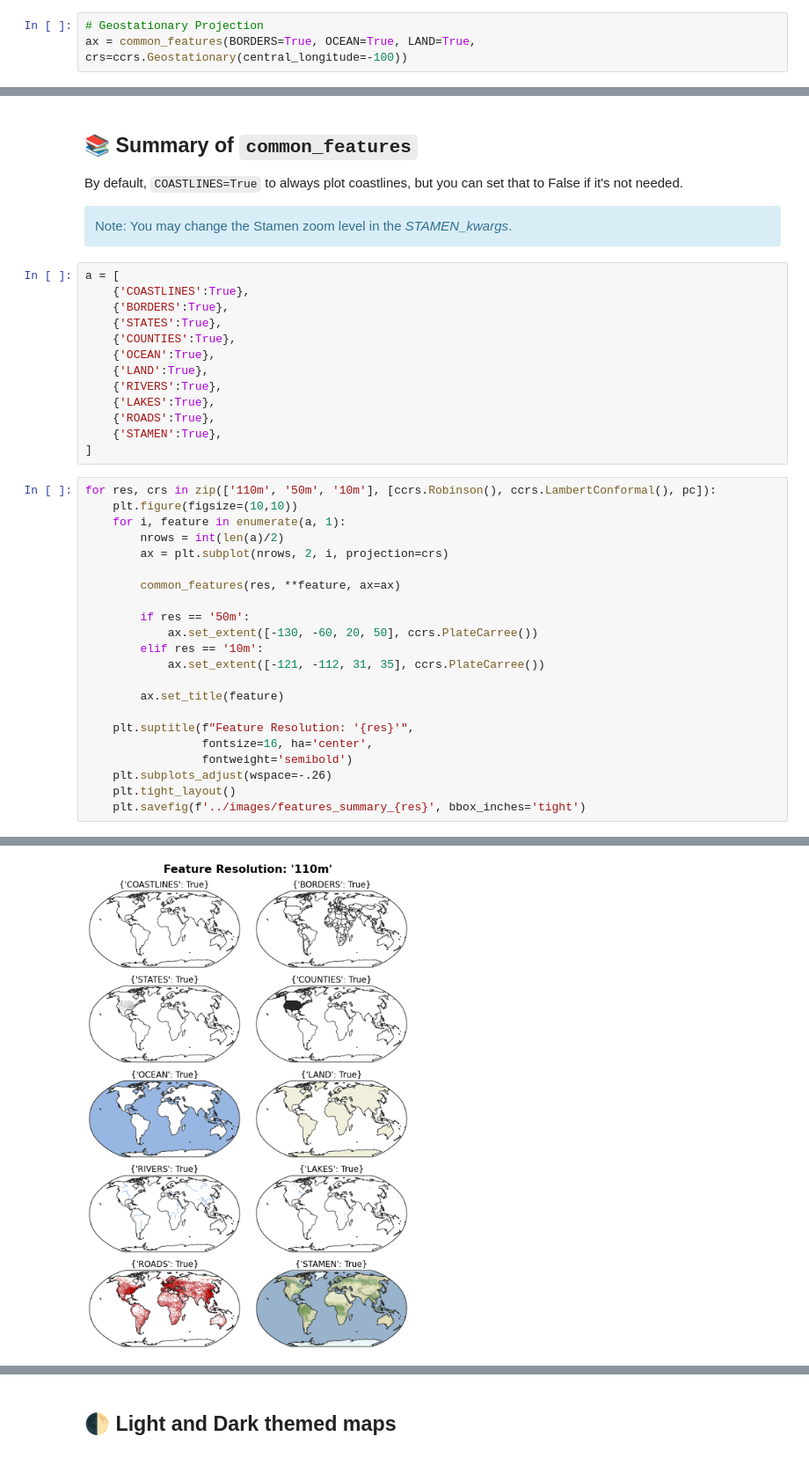
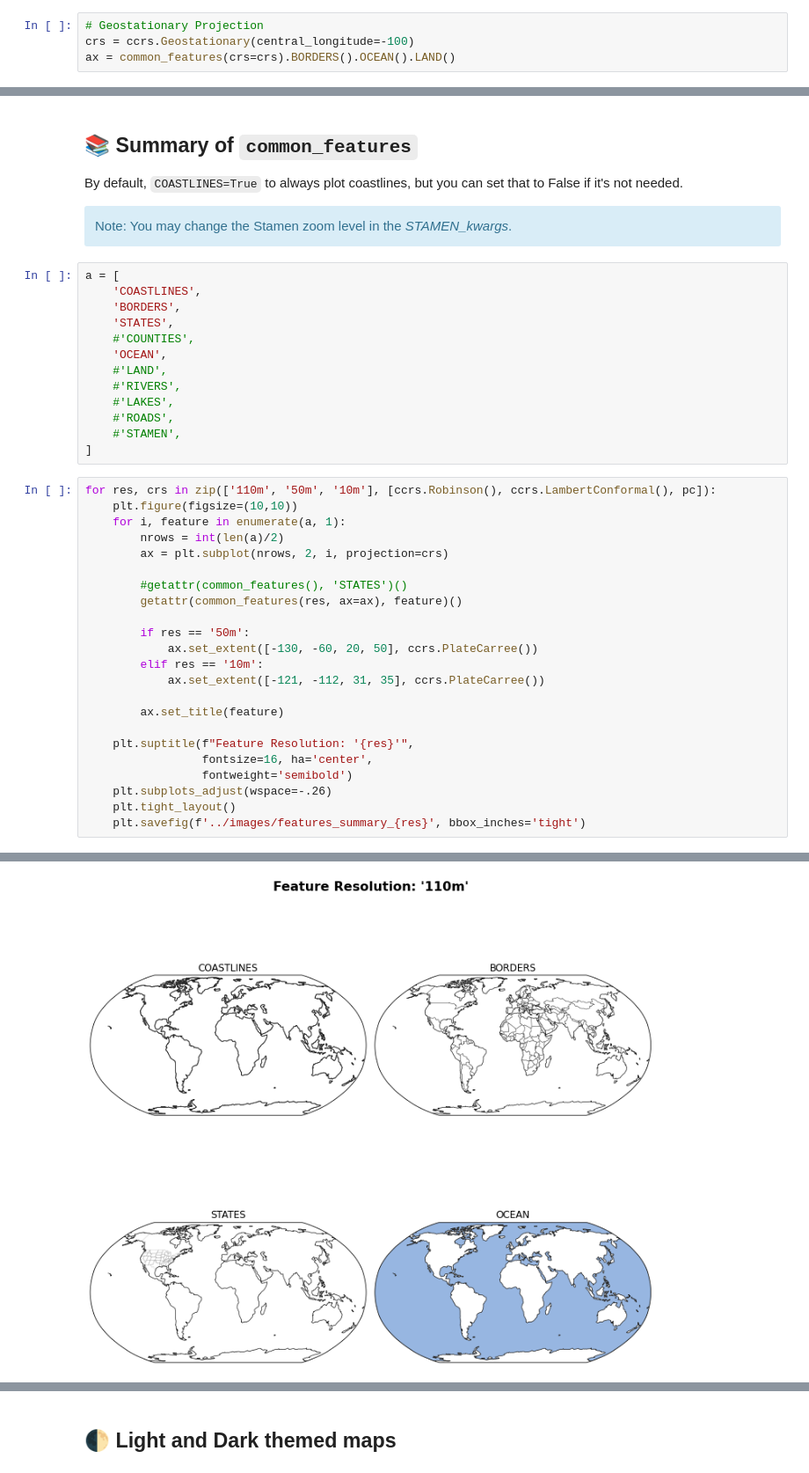
Before and after one commit to blaylockbk/Carpenter_Workshop, a Jupyter notebook: notebooks/demo_cartopy_tools.ipynb, the cells around one changed output, grey strips where cells are left out. Shown at 88% size. Drawn from its saved outputs; the diff is of its cells as text.

```diff
--- a/notebooks/demo_cartopy_tools.ipynb
+++ b/notebooks/demo_cartopy_tools.ipynb
@@ -37,5 +55,6 @@ ax.set_global()
 [figure]
 # %%
 # Geostationary Projection
-ax = common_features(BORDERS=True, OCEAN=True, LAND=True, crs=ccrs.Geostationary(central_longitude=-100))
+crs = ccrs.Geostationary(central_longitude=-100)
+ax = common_features(crs=crs).BORDERS().OCEAN().LAND()
 # %% [output]
@@ -62,16 +81,16 @@ Note: You may change the Stamen zoom level in the <i>STAMEN_kwargs</i>.
 </div>
 # %%
 a = [
-    {'COASTLINES':True},
-    {'BORDERS':True},
-    {'STATES':True},
-    {'COUNTIES':True},
-    {'OCEAN':True},
-    {'LAND':True},
-    {'RIVERS':True},
-    {'LAKES':True},
-    {'ROADS':True},
-    {'STAMEN':True},
+    'COASTLINES',
+    'BORDERS',
+    'STATES',
+    #'COUNTIES',
+    'OCEAN',
+    #'LAND',
+    #'RIVERS',
+    #'LAKES',
+    #'ROADS',
+    #'STAMEN',
 ]
 # %%
 for res, crs in zip(['110m', '50m', '10m'], [ccrs.Robinson(), ccrs.LambertConformal(), pc]):
@@ -80,7 +99,8 @@ for res, crs in zip(['110m', '50m', '10m'], [ccrs.Robinson(), ccrs.LambertConfor
         nrows = int(len(a)/2)
         ax = plt.subplot(nrows, 2, i, projection=crs)
 
-        common_features(res, **feature, ax=ax)
+        #getattr(common_features(), 'STATES')()
+        getattr(common_features(res, ax=ax), feature)()
 
         if res == '50m':
             ax.set_extent([-130, -60, 20, 50], ccrs.PlateCarree())
@@ -99 +120 @@ for res, crs in zip(['110m', '50m', '10m'], [ccrs.Robinson(), ccrs.LambertConfor
-[figure, old version]
+[figure, new version]
```
Also changed, not shown: parts of 36 cells of this notebook, 3 other files.
